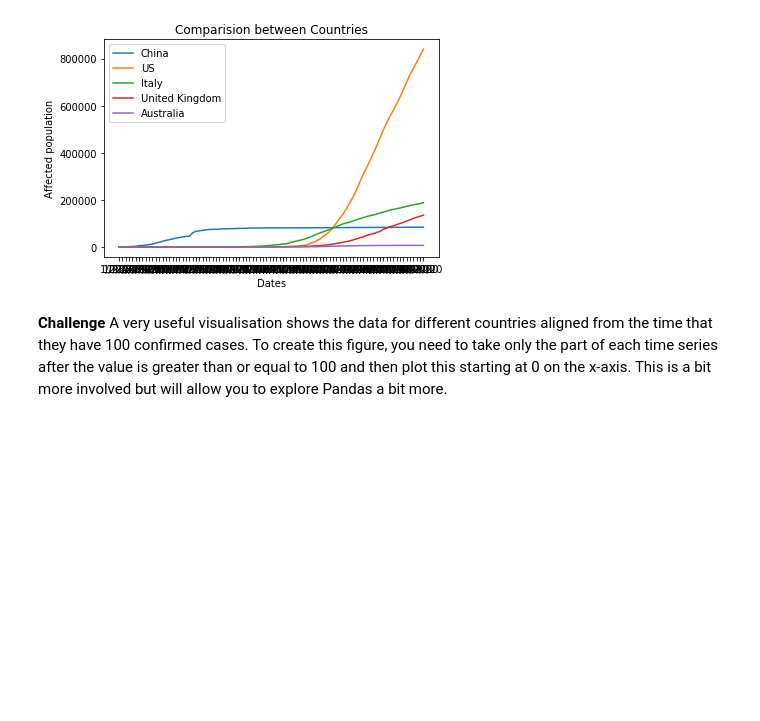
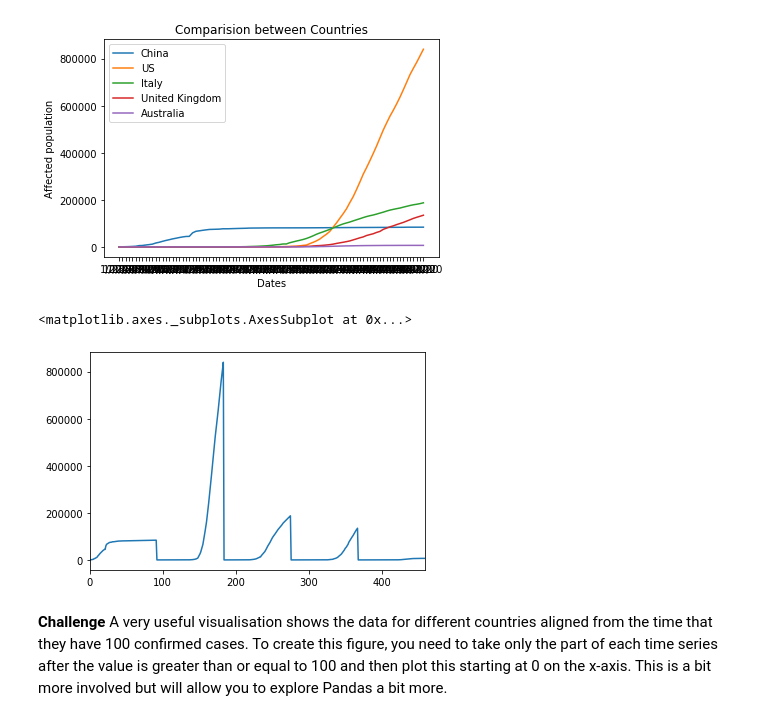
Before and after one commit to bhagyashreedhebe/MQ_DataScience, a Jupyter notebook: Portfolio 2.ipynb, the cells around one changed output. Cells and saved outputs as stored; diff of their text form; code cells hidden in the pictures; blank space fills up the shorter version.

```diff
--- a/Portfolio 2.ipynb
+++ b/Portfolio 2.ipynb
@@ -119,6 +105,13 @@ plt.legend()
 plt.show()
 # %% [output]
 [figure]
+# %%
+frame=[a,b,c,d,e]
+concated = pd.concat(frame, axis= 0, join= "outer", ignore_index=True)
+concated.plot()
+# %% [output]
+<matplotlib.axes._subplots.AxesSubplot at 0x...>
+[figure, added]
 # %% [markdown]
 **Challenge** A very useful visualisation shows the data for different countries aligned from the time that they have 100 confirmed cases.  To create this figure, you need to take only the part of each time series after the value is greater than or equal to 100 and then plot this starting at 0 on the x-axis.  This is a bit more involved but will allow you to explore Pandas a bit more.
 # %% [markdown]
```
Also changed, not shown: parts of 1 cell of this notebook.
